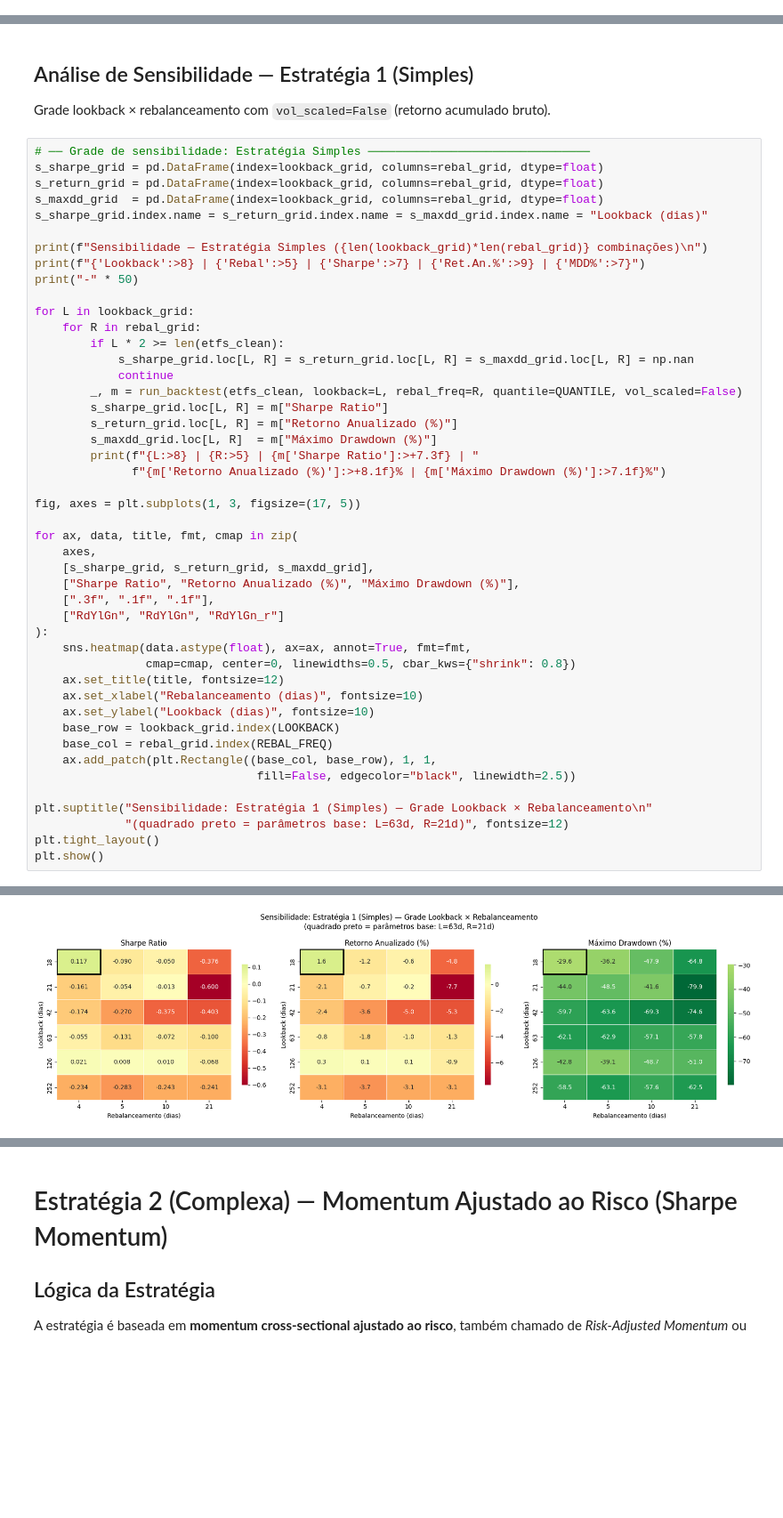
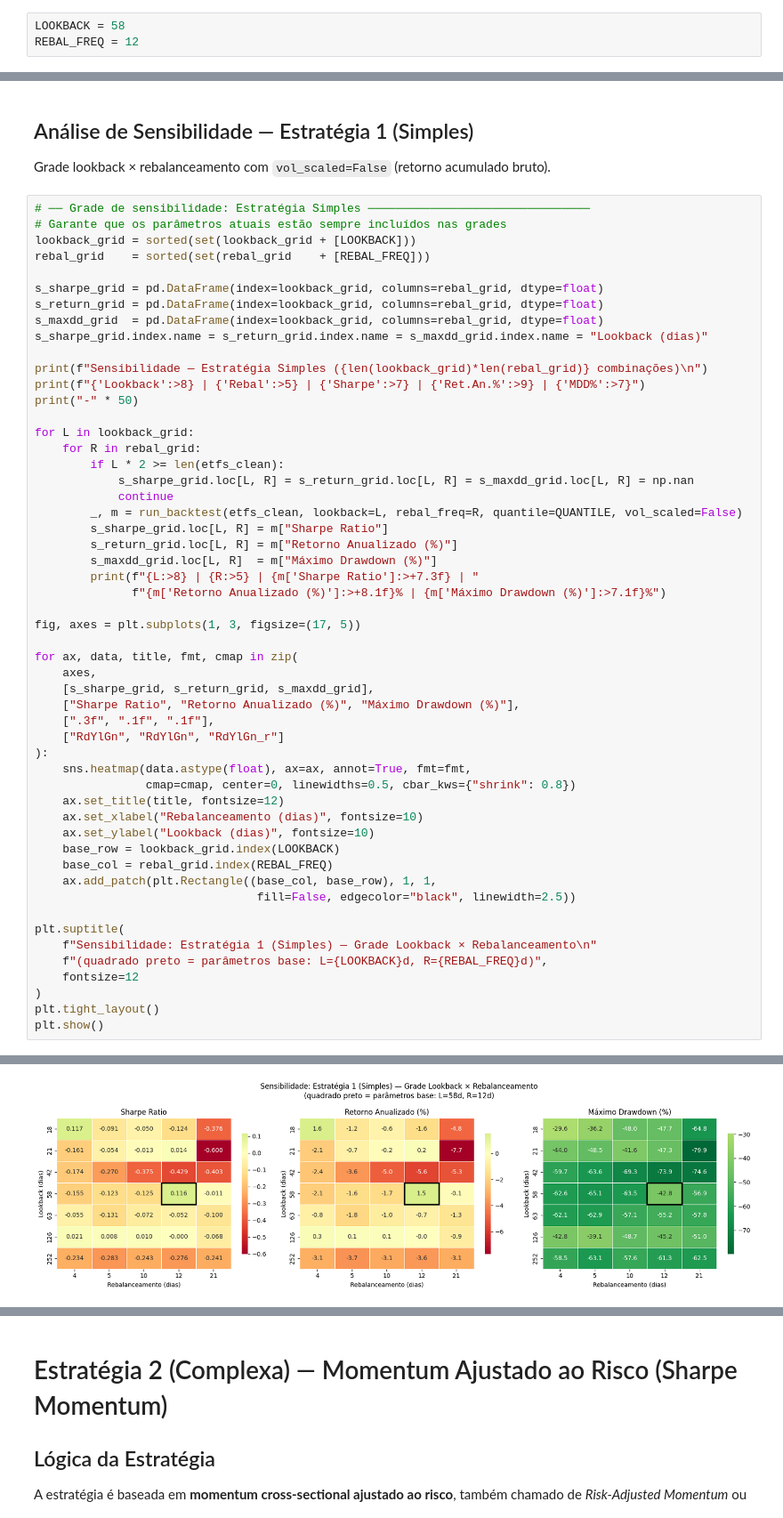
Before and after one commit to tomasmiele/etf_strategy, a Jupyter notebook: strategy.ipynb, the cells around one changed output, grey strips where cells are left out. Shown at 89% size. Cells and saved outputs as stored; diff of their text form; blank space fills up the shorter version.

Commit message:
new rebal freq

```diff
--- a/strategy.ipynb
+++ b/strategy.ipynb
@@ -410,3 +441,6 @@ NameError: name 'top20' is not defined
+# %%
+LOOKBACK = 58
+REBAL_FREQ = 12
 # %% [markdown]
 ---
 
@@ -601,6 +635,10 @@ plt.show()
 Grade lookback × rebalanceamento com `vol_scaled=False` (retorno acumulado bruto).
 # %%
 # ── Grade de sensibilidade: Estratégia Simples ────────────────────────────────
+# Garante que os parâmetros atuais estão sempre incluídos nas grades
+lookback_grid = sorted(set(lookback_grid + [LOOKBACK]))
+rebal_grid    = sorted(set(rebal_grid    + [REBAL_FREQ]))
+
 s_sharpe_grid = pd.DataFrame(index=lookback_grid, columns=rebal_grid, dtype=float)
 s_return_grid = pd.DataFrame(index=lookback_grid, columns=rebal_grid, dtype=float)
 s_maxdd_grid  = pd.DataFrame(index=lookback_grid, columns=rebal_grid, dtype=float)
@@ -641,8 +679,11 @@ for ax, data, title, fmt, cmap in zip(
     ax.add_patch(plt.Rectangle((base_col, base_row), 1, 1,
                                 fill=False, edgecolor="black", linewidth=2.5))
 
-plt.suptitle("Sensibilidade: Estratégia 1 (Simples) — Grade Lookback × Rebalanceamento\n"
-             "(quadrado preto = parâmetros base: L=63d, R=21d)", fontsize=12)
+plt.suptitle(
+    f"Sensibilidade: Estratégia 1 (Simples) — Grade Lookback × Rebalanceamento\n"
+    f"(quadrado preto = parâmetros base: L={LOOKBACK}d, R={REBAL_FREQ}d)",
+    fontsize=12
+)
 plt.tight_layout()
 plt.show()
 # %% [output]
@@ -665,5 +706,5 @@ Lookback | Rebal |  Sharpe |  Ret.An.% |    MDD%
      252 |    21 |  -0.241 |     -3.1% |   -62.5%
-[figure, old version]
+[figure, new version]
 # %%
 # ── Sub-períodos: Estratégia Simples ──────────────────────────────────────────
 print("Sub-períodos — Estratégia 1 (Simples)\n")
```
Also changed, not shown: parts of 17 cells of this notebook.
